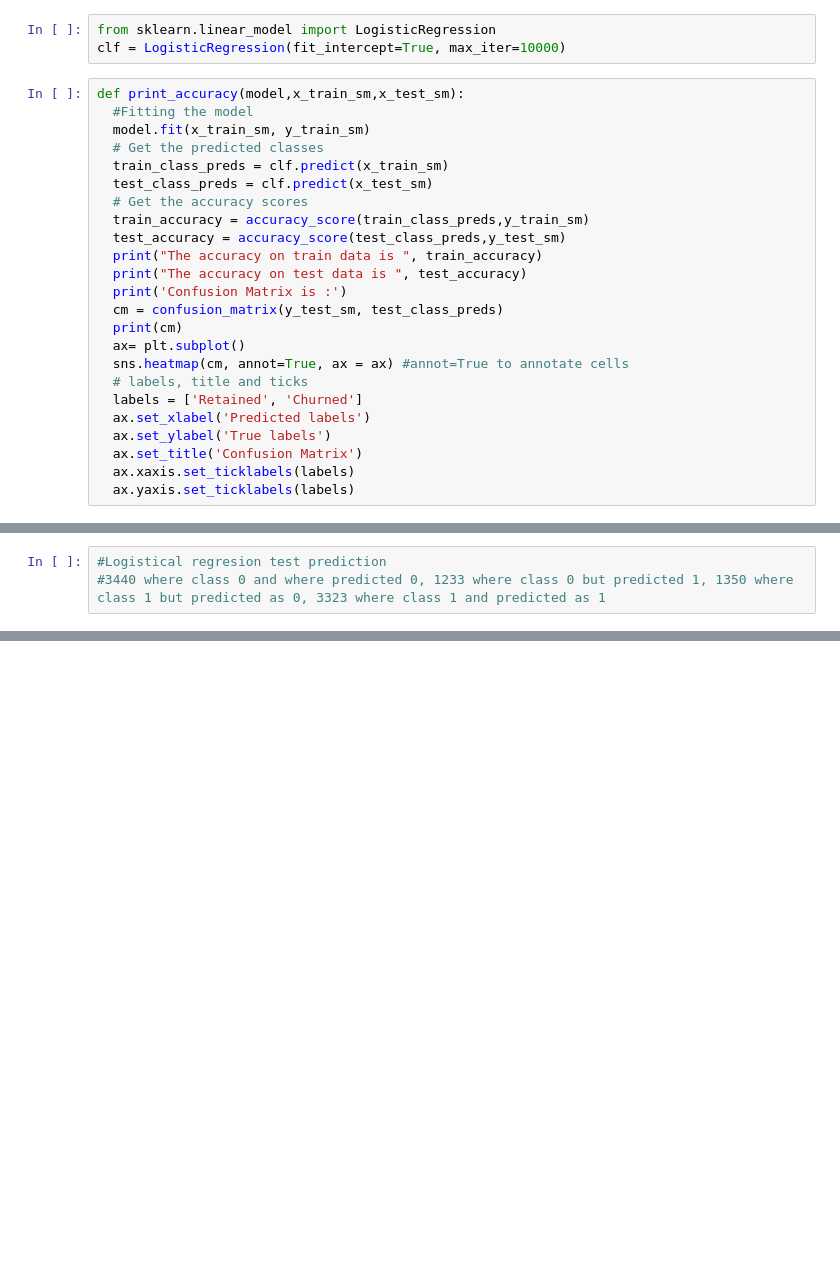
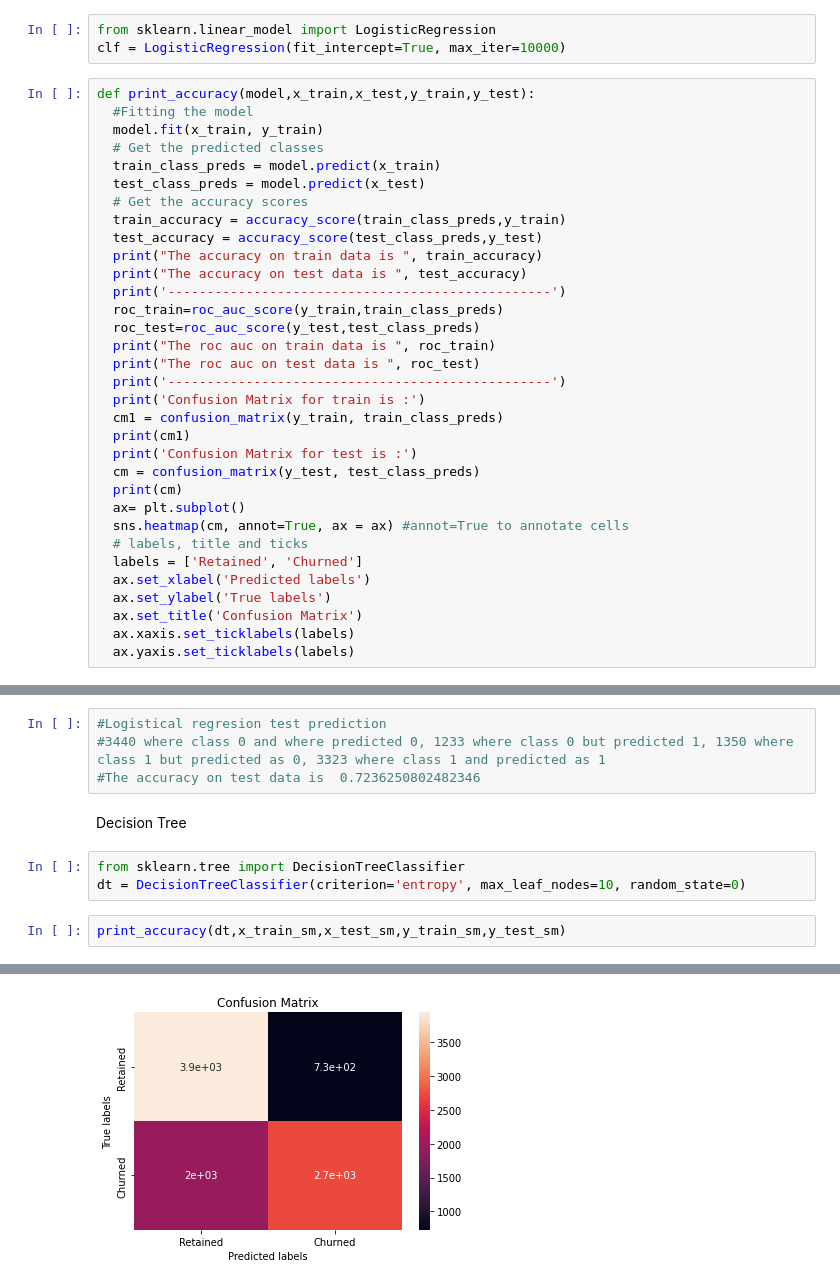
Before and after one commit to MiteshBhanushali/Credit-Card-Default, a Jupyter notebook: Copy_of_Credit_Card_Default_Prediction_Capstone_Project.ipynb, the cells around one changed output, grey strips where cells are left out. Drawn from its saved outputs; the diff is of its cells as text; blank space fills up the shorter version.

```diff
--- a/Copy_of_Credit_Card_Default_Prediction_Capstone_Project.ipynb
+++ b/Copy_of_Credit_Card_Default_Prediction_Capstone_Project.ipynb
@@ -480,19 +481,28 @@ Logistic Regression
 from sklearn.linear_model import LogisticRegression
 clf = LogisticRegression(fit_intercept=True, max_iter=10000)
 # %%
-def print_accuracy(model,x_train_sm,x_test_sm):
+def print_accuracy(model,x_train,x_test,y_train,y_test):
   #Fitting the model
-  model.fit(x_train_sm, y_train_sm)
+  model.fit(x_train, y_train)
   # Get the predicted classes
-  train_class_preds = clf.predict(x_train_sm)
-  test_class_preds = clf.predict(x_test_sm)
+  train_class_preds = model.predict(x_train)
+  test_class_preds = model.predict(x_test)
   # Get the accuracy scores
-  train_accuracy = accuracy_score(train_class_preds,y_train_sm)
-  test_accuracy = accuracy_score(test_class_preds,y_test_sm)
+  train_accuracy = accuracy_score(train_class_preds,y_train)
+  test_accuracy = accuracy_score(test_class_preds,y_test)
   print("The accuracy on train data is ", train_accuracy)
   print("The accuracy on test data is ", test_accuracy)
-  print('Confusion Matrix is :')
-  cm = confusion_matrix(y_test_sm, test_class_preds)
+  print('-------------------------------------------------')
+  roc_train=roc_auc_score(y_train,train_class_preds)
+  roc_test=roc_auc_score(y_test,test_class_preds)
+  print("The roc auc on train data is ", roc_train)
+  print("The roc auc on test data is ", roc_test)
+  print('-------------------------------------------------')
+  print('Confusion Matrix for train is :')
+  cm1 = confusion_matrix(y_train, train_class_preds)
+  print(cm1)
+  print('Confusion Matrix for test is :')
+  cm = confusion_matrix(y_test, test_class_preds)
   print(cm)
   ax= plt.subplot()
   sns.heatmap(cm, annot=True, ax = ax) #annot=True to annotate cells
@@ -515,3 +532,12 @@ Confusion Matrix is :
 # %%
 #Logistical regresion test prediction
 #3440 where class 0 and where predicted 0, 1233 where class 0 but predicted 1, 1350 where class 1 but predicted as 0, 3323 where class 1 and predicted as 1
+#The accuracy on test data is  0.7236250802482346
+# %% [markdown]
+Decision Tree
+# %%
+from sklearn.tree import DecisionTreeClassifier
+dt = DecisionTreeClassifier(criterion='entropy', max_leaf_nodes=10, random_state=0)
+# %%
+print_accuracy(dt,x_train_sm,x_test_sm,y_train_sm,y_test_sm)
+# %% [output]
@@ -517,0 +556 @@ Confusion Matrix is :
+[figure, added]
```
Also changed, not shown: parts of 12 cells of this notebook.
